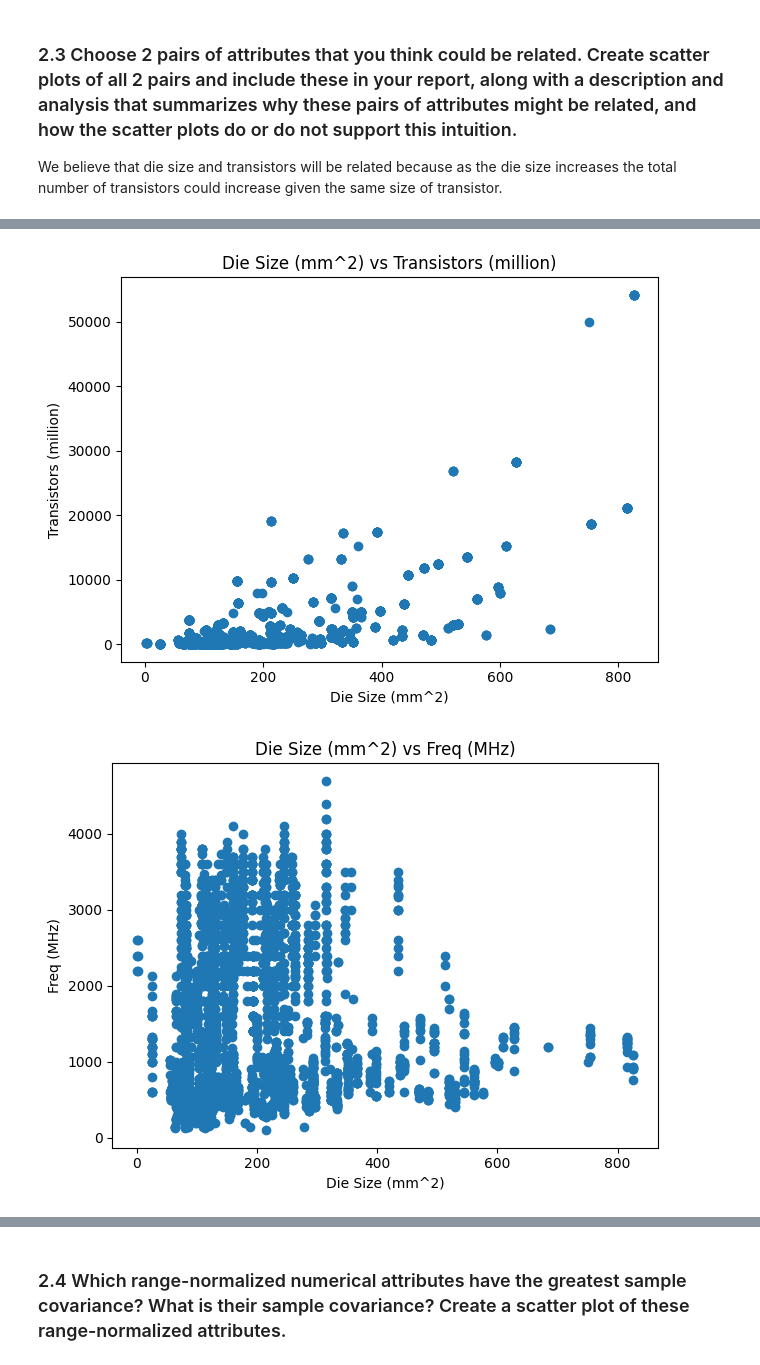
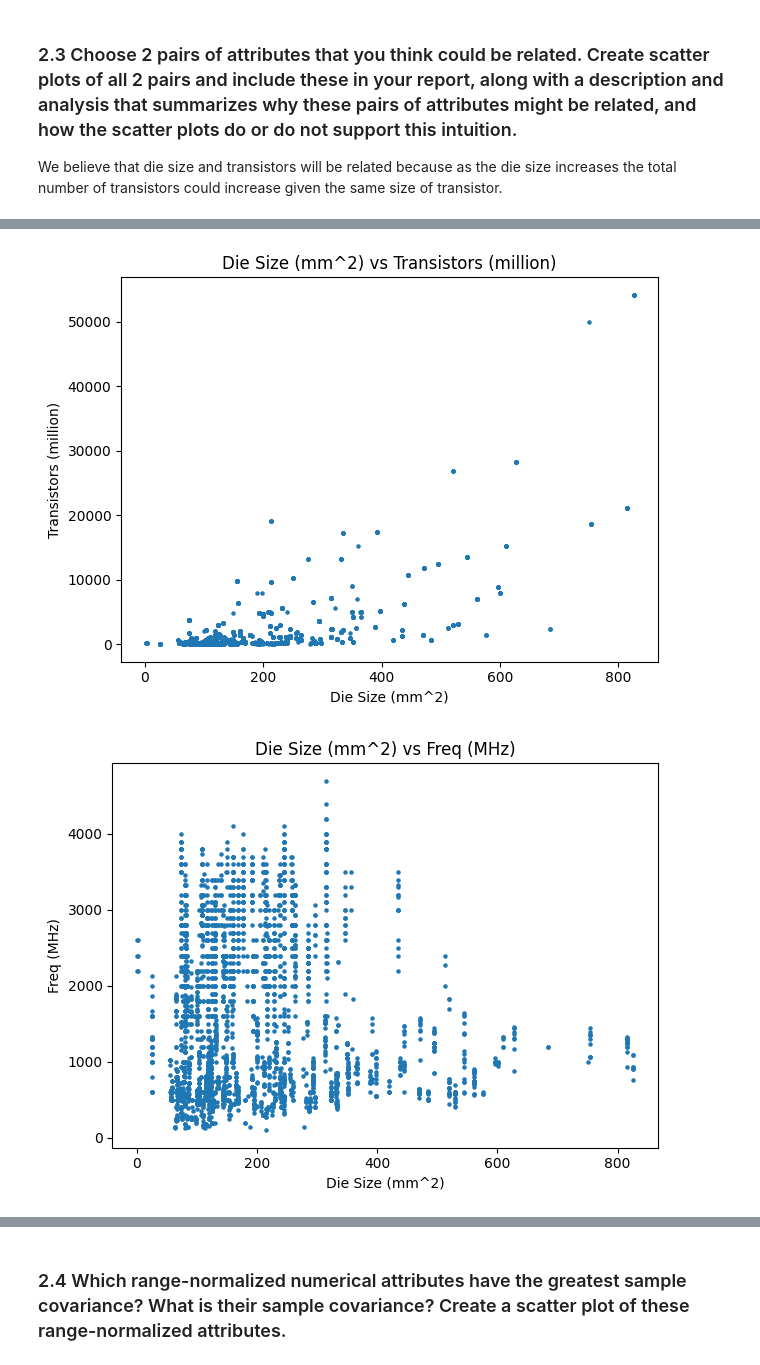
Before and after one commit to CodeAX2/csci-550-project1, a Jupyter notebook: Project1.ipynb, the cells around one changed output, grey strips where cells are left out. Cells and saved outputs as stored; diff of their text form; code cells hidden in the pictures.

```diff
--- a/Project1.ipynb
+++ b/Project1.ipynb
@@ -122,7 +116,7 @@ for i in range(np.shape(np_df)[1]):
         if i != j and not i>j:
             Title = titles[i]+" vs "+titles[j]
             plt.figure()
-            plt.scatter(np_df[:,i],np_df[:,j])
+            plt.scatter(np_df[:,i],np_df[:,j],s=5)
             plt.title(Title);plt.xlabel(titles[i]);plt.ylabel(titles[j])
             plt.tight_layout()
             plt.show()
@@ -139,2 +133,2 @@ for i in range(np.shape(np_df)[1]):
-[figure, old version]
+[figure, new version]
-[figure, old version]
+[figure, new version]
```
Also changed, not shown: parts of 33 cells of this notebook, 2 other files.
